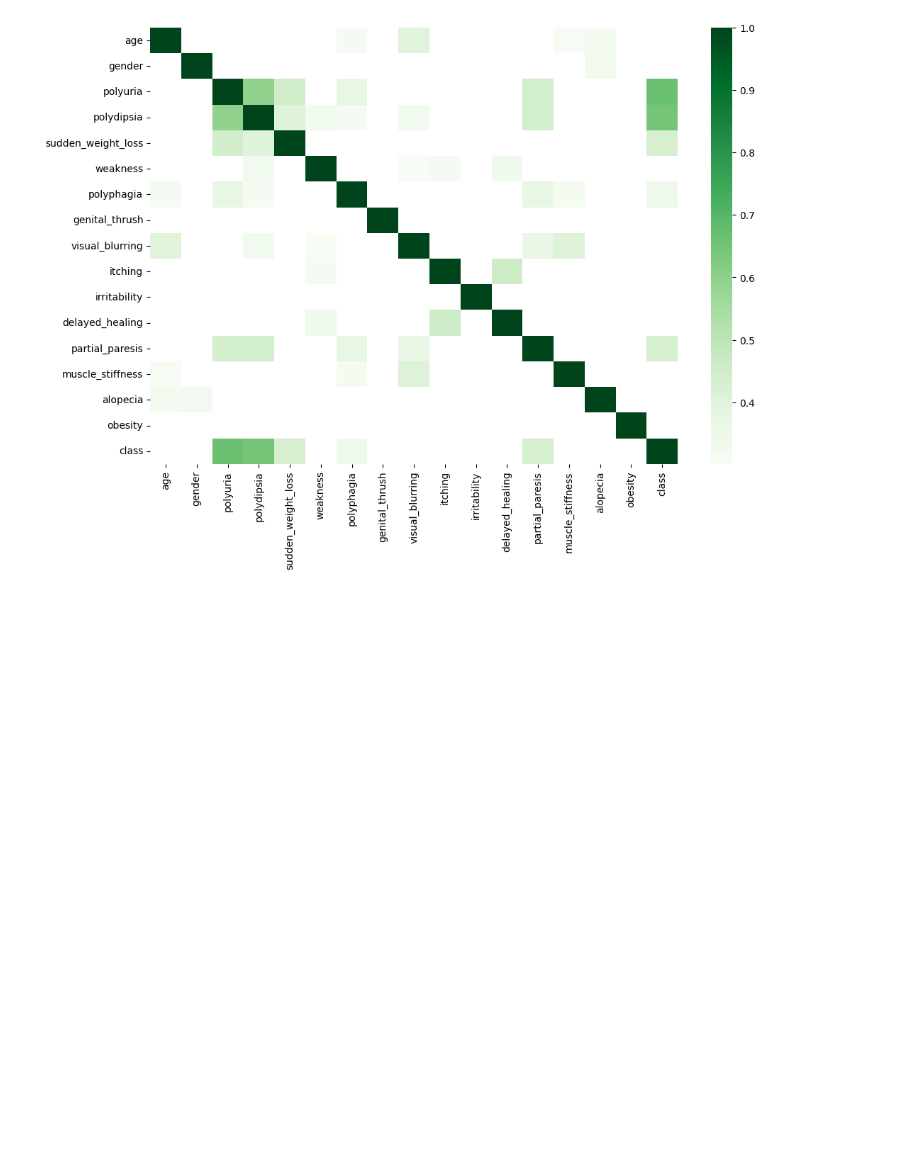
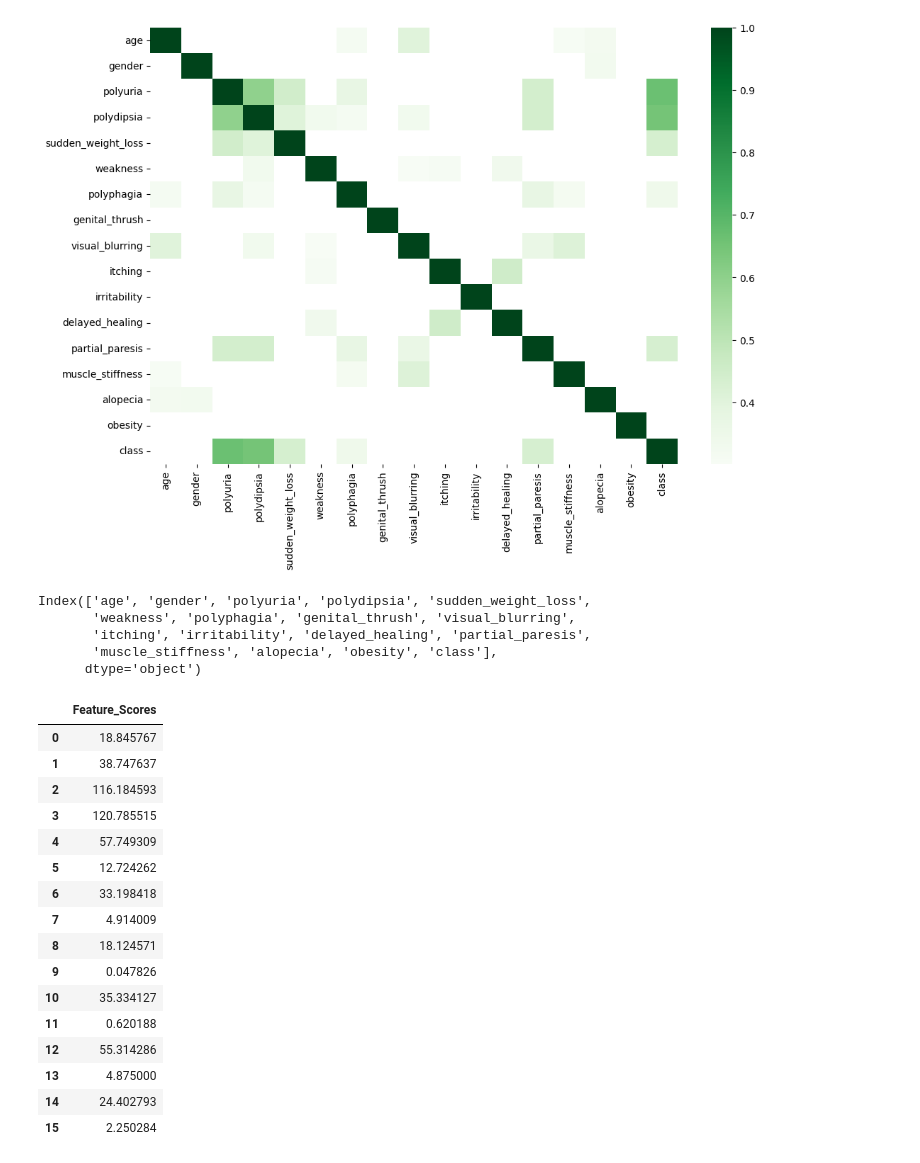
Before and after one commit to pistaacademy/ML_Model, a Jupyter notebook: ML Model.ipynb, the cells around one changed output. Saved outputs shown, nothing was run; the diff lists cells and outputs as text; code cells hidden in the pictures; blank space fills up the shorter version.

```diff
--- a/ML Model.ipynb
+++ b/ML Model.ipynb
@@ -261,0 +265,8 @@ sns.heatmap(highest_corr, cmap='Greens')
+# %%
+df.columns
+# %% [output]
+Index(['age', 'gender', 'polyuria', 'polydipsia', 'sudden_weight_loss',
+       'weakness', 'polyphagia', 'genital_thrush', 'visual_blurring',
+       'itching', 'irritability', 'delayed_healing', 'partial_paresis',
+       'muscle_stiffness', 'alopecia', 'obesity', 'class'],
+      dtype='object')
@@ -261,0 +284,20 @@ sns.heatmap(highest_corr, cmap='Greens')
+# %%
+feature_scores
+# %% [output]
+|  | Feature_Scores |
+| 0 | 18.845767 |
+| 1 | 38.747637 |
+| 2 | 116.184593 |
+| 3 | 120.785515 |
+| 4 | 57.749309 |
+| 5 | 12.724262 |
+| 6 | 33.198418 |
+| 7 | 4.914009 |
+| 8 | 18.124571 |
+| 9 | 0.047826 |
+| 10 | 35.334127 |
+| 11 | 0.620188 |
+| 12 | 55.314286 |
+| 13 | 4.875000 |
+| 14 | 24.402793 |
+| 15 | 2.250284 |
```
Also changed, not shown: parts of 11 cells of this notebook.
